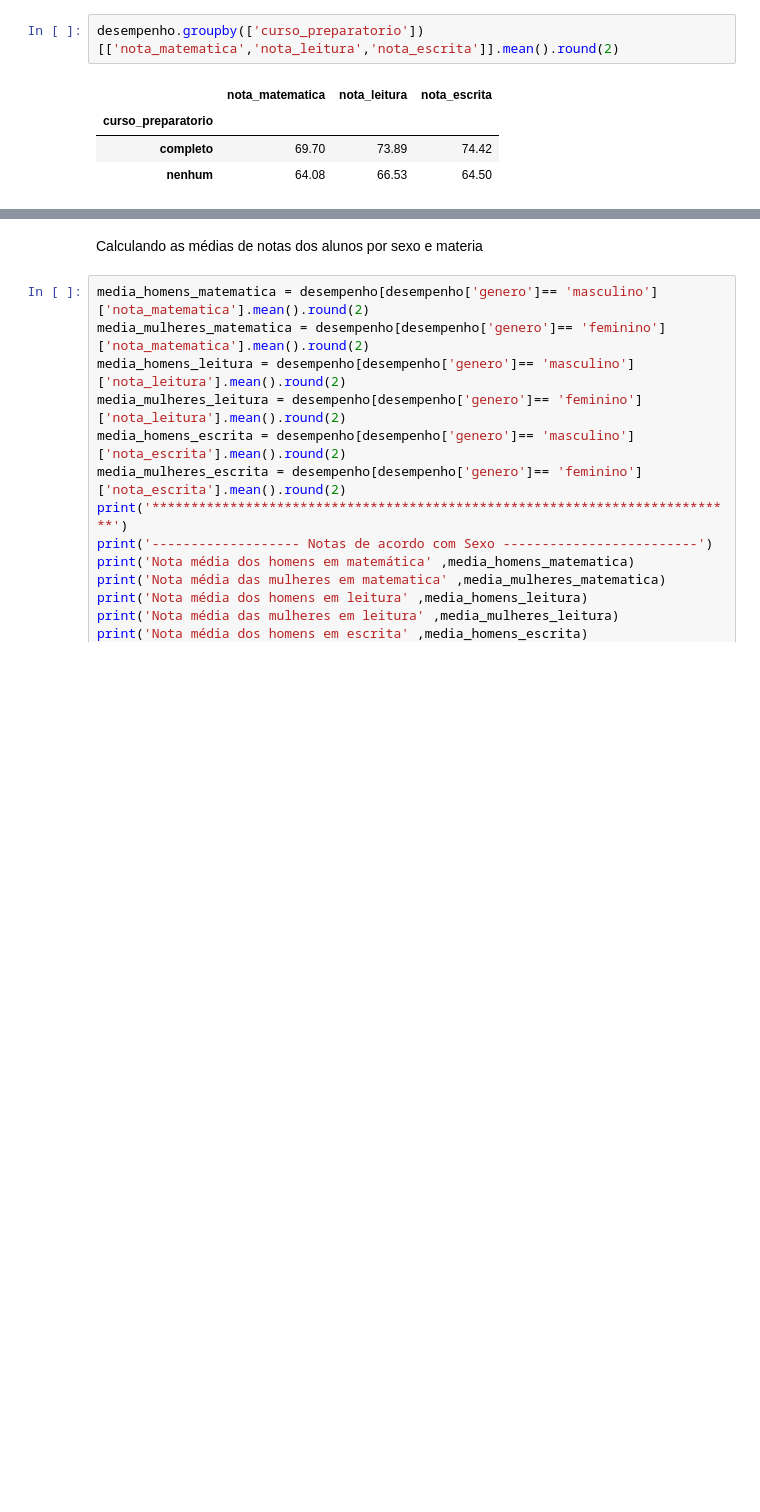
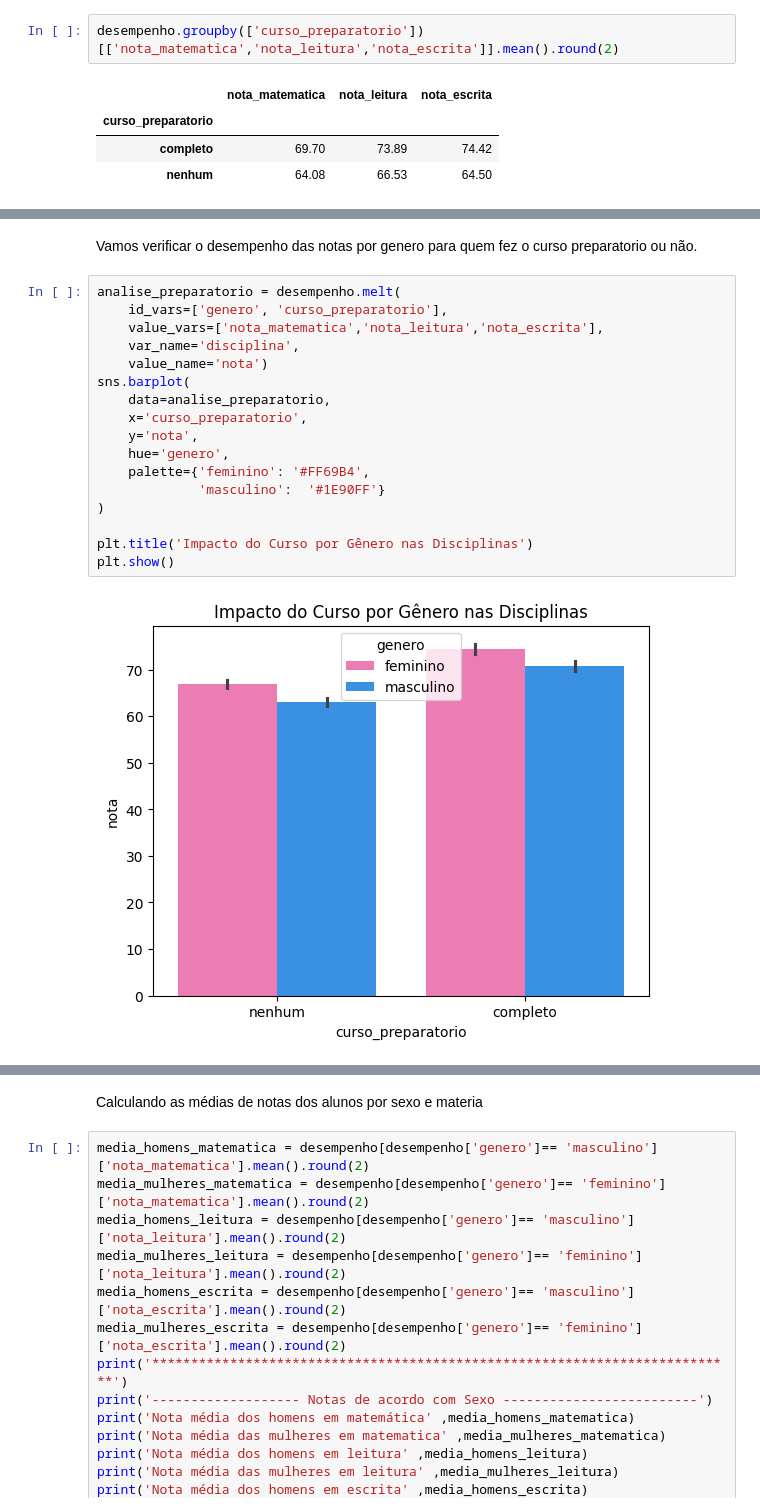
Before and after one commit to bidiass-collab/desempenho-estudantes, a Jupyter notebook: Projeto_final.ipynb, the cells around one changed output, grey strips where cells are left out. Saved outputs shown, nothing was run; the diff lists cells and outputs as text; blank space fills up the shorter version.

```diff
--- a/Projeto_final.ipynb
+++ b/Projeto_final.ipynb
@@ -575,0 +625,21 @@ desempenho.groupby(['curso_preparatorio'])[['nota_matematica','nota_leitura','no
+# %% [markdown]
+Vamos verificar o desempenho das notas por genero para quem fez o curso preparatorio ou não.
+# %%
+analise_preparatorio = desempenho.melt(
+    id_vars=['genero', 'curso_preparatorio'],
+    value_vars=['nota_matematica','nota_leitura','nota_escrita'],
+    var_name='disciplina',
+    value_name='nota')
+sns.barplot(
+    data=analise_preparatorio,
+    x='curso_preparatorio',
+    y='nota',
+    hue='genero',
+    palette={'feminino': '#FF69B4',
+             'masculino':  '#1E90FF'}
+)
+
+plt.title('Impacto do Curso por Gênero nas Disciplinas')
+plt.show()
+# %% [output]
+[figure, added]
```
Also changed, not shown: parts of 10 cells of this notebook.
